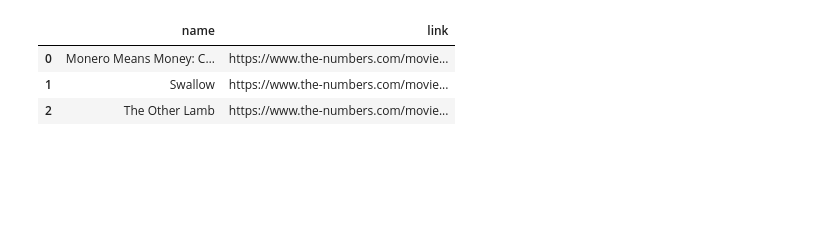
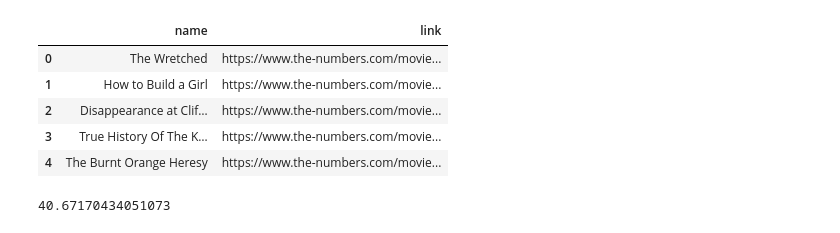
Before and after one commit to armaandave/BracketBox, a Jupyter notebook: nbs/weekly_table_scraped.ipynb, the cells around one changed output. Saved outputs shown, nothing was run; the diff lists cells and outputs as text; code cells hidden in the pictures; blank space fills up the shorter version.

```diff
--- a/nbs/weekly_table_scraped.ipynb
+++ b/nbs/weekly_table_scraped.ipynb
@@ -14,18 +14,20 @@ main_table = main_table[1]
 # %%
 top_weekly = []
 for a in main_table.find_all('a'):
     weekly_top = {}
     if 'box-office' in a['href']:
         weekly_top['name'] = a.string
         weekly_top['link'] = "https://www.the-numbers.com" + a['href']
         top_weekly.append(weekly_top)
-        df = pd.DataFrame(top_100)
+        df = pd.DataFrame(top_weekly)
 
 df
 # %% [output]
 |  | name | link |
-| 0 | Monero Means Money: C… | https://www.the-numbers.com/movie... |
-| 1 | Swallow | https://www.the-numbers.com/movie... |
-| 2 | The Other Lamb | https://www.the-numbers.com/movie... |
+| 0 | The Wretched | https://www.the-numbers.com/movie... |
+| 1 | How to Build a Girl | https://www.the-numbers.com/movie... |
+| 2 | Disappearance at Clif… | https://www.the-numbers.com/movie... |
+| 3 | True History Of The K… | https://www.the-numbers.com/movie... |
+| 4 | The Burnt Orange Heresy | https://www.the-numbers.com/movie... |
 # %%
 df[['name','link']].to_csv("/Users/armaan/src/bbox/mdata/thenum/weekly_tops/weekly_tops.csv", index=False)
@@ -31,0 +36,6 @@ df[['name','link']].to_csv("/Users/armaan/src/bbox/mdata/thenum/weekly_tops/week
+# %%
+genre_values = genre_table[genre_table.genre == "Adventure"].bb_score.values[0]
+
+genre_values
+# %% [output]
+40.67170434051073
```
Also changed, not shown: parts of 2 cells of this notebook, 13 other files.
